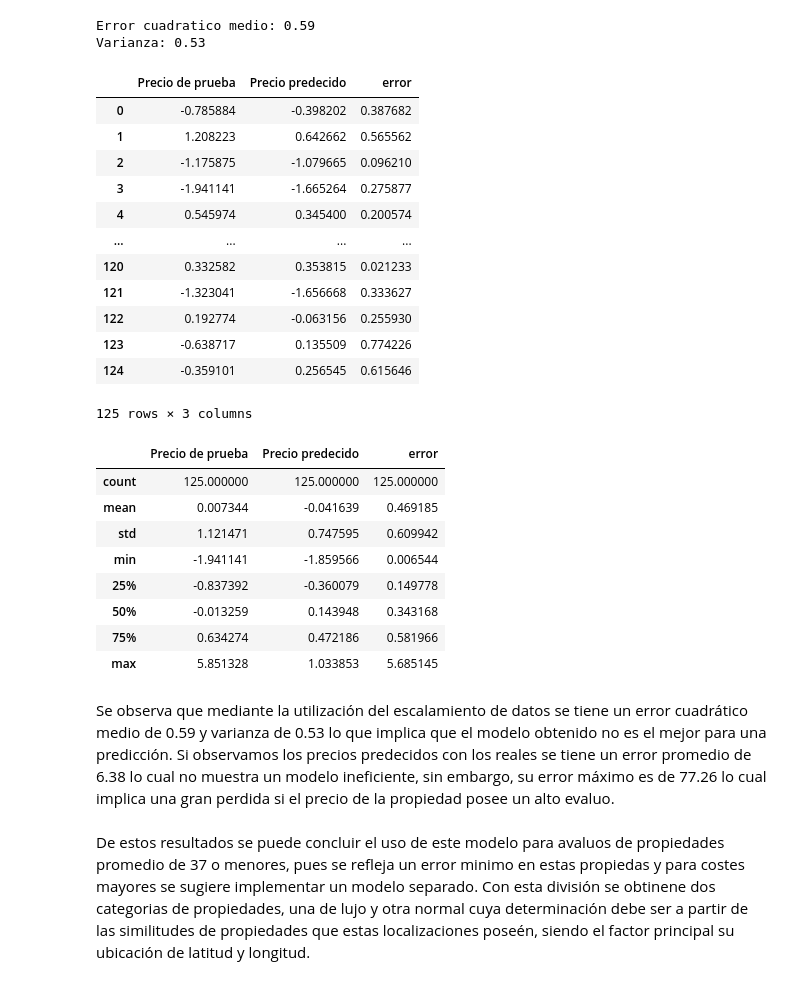
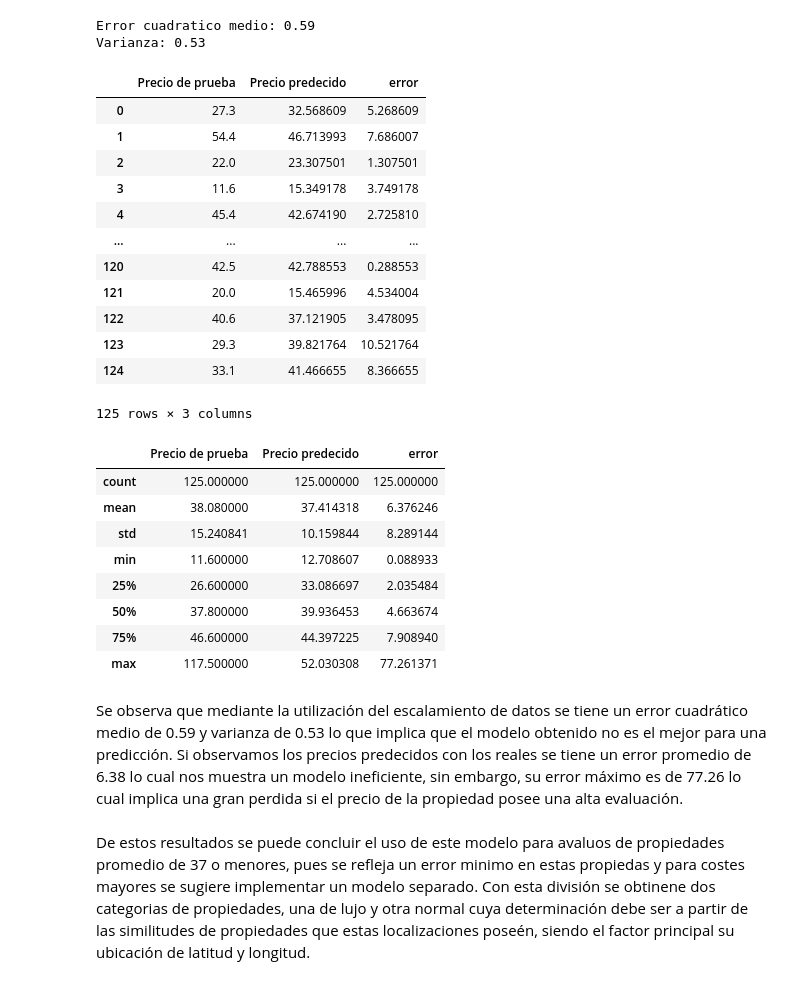
Before and after one commit to majito02/RegresionLinealLaboratorio1U2, a Jupyter notebook: [NRC_6292]MaríaPárraga_Lab3.ipynb, the cells around one changed output. Drawn from its saved outputs; the diff is of its cells as text; code cells hidden in the pictures.

```diff
--- a/[NRC_6292]MaríaPárraga_Lab3.ipynb
+++ b/[NRC_6292]MaríaPárraga_Lab3.ipynb
@@ -199,48 +199,48 @@ print('Varianza: %.2f' % r2_score(y_test, y_pred))
 Error cuadratico medio: 0.59
 Varianza: 0.53
 # %%
-#Tabla con datos de prueba y su error
-#Tabla auxiliar de y_test escalado
+'''Tabla con datos de prueba y su error'''
+'''Tabla auxiliar de y_test escalado'''
 y_aux = pd.DataFrame (y_test, columns =['y_aux'])
-#Obtencion de datos escalados inversamente
+'''Obtencion de datos escalados inversamente'''
 y_test_inverso = VariableObjetivoFit.inverse_transform(y_aux)
-#Tabla auxiliar de y_pred escalado
+'''Tabla auxiliar de y_pred escalado'''
 y_aux = pd.DataFrame (y_pred, columns =['y_aux'])
-#Obtencion de datos escalados inversamente
+'''Obtencion de datos escalados inversamente'''
 y_pred_inverso = VariableObjetivoFit.inverse_transform(y_aux)
-#Tabla con datos de precio de prueba y predecidos
+'''Tabla con datos de precio de prueba y predecidos'''
 df = pd.DataFrame(list(zip([i[0] for i in y_test_inverso],[ i[0] for i in y_pred_inverso])),columns =['Precio de prueba','Precio predecido'])
-#Asigno columna con error
+'''Asigno columna con error'''
 df['error']=abs(df['Precio de prueba']-df['Precio predecido'])
 df
 # %% [output]
 |  | Precio de prueba | Precio predecido | error |
-| 0 | -0.785884 | -0.398202 | 0.387682 |
-| 1 | 1.208223 | 0.642662 | 0.565562 |
-| 2 | -1.175875 | -1.079665 | 0.096210 |
-| 3 | -1.941141 | -1.665264 | 0.275877 |
-| 4 | 0.545974 | 0.345400 | 0.200574 |
+| 0 | 27.3 | 32.568609 | 5.268609 |
+| 1 | 54.4 | 46.713993 | 7.686007 |
+| 2 | 22.0 | 23.307501 | 1.307501 |
+| 3 | 11.6 | 15.349178 | 3.749178 |
+| 4 | 45.4 | 42.674190 | 2.725810 |
 | ... | ... | ... | ... |
-| 120 | 0.332582 | 0.353815 | 0.021233 |
-| 121 | -1.323041 | -1.656668 | 0.333627 |
-| 122 | 0.192774 | -0.063156 | 0.255930 |
-| 123 | -0.638717 | 0.135509 | 0.774226 |
-| 124 | -0.359101 | 0.256545 | 0.615646 |
+| 120 | 42.5 | 42.788553 | 0.288553 |
+| 121 | 20.0 | 15.465996 | 4.534004 |
+| 122 | 40.6 | 37.121905 | 3.478095 |
+| 123 | 29.3 | 39.821764 | 10.521764 |
+| 124 | 33.1 | 41.466655 | 8.366655 |
 125 rows × 3 columns
 # %%
-#Estadistica general de los datos analizados
+'''Estadistica general de los datos analizados'''
 df.describe()
 # %% [output]
 |  | Precio de prueba | Precio predecido | error |
 | count | 125.000000 | 125.000000 | 125.000000 |
-| mean | 0.007344 | -0.041639 | 0.469185 |
-| std | 1.121471 | 0.747595 | 0.609942 |
-| min | -1.941141 | -1.859566 | 0.006544 |
-| 25% | -0.837392 | -0.360079 | 0.149778 |
-| 50% | -0.013259 | 0.143948 | 0.343168 |
-| 75% | 0.634274 | 0.472186 | 0.581966 |
-| max | 5.851328 | 1.033853 | 5.685145 |
+| mean | 38.080000 | 37.414318 | 6.376246 |
+| std | 15.240841 | 10.159844 | 8.289144 |
+| min | 11.600000 | 12.708607 | 0.088933 |
+| 25% | 26.600000 | 33.086697 | 2.035484 |
+| 50% | 37.800000 | 39.936453 | 4.663674 |
+| 75% | 46.600000 | 44.397225 | 7.908940 |
+| max | 117.500000 | 52.030308 | 77.261371 |
 # %% [markdown]
-Se observa que mediante la utilización del escalamiento de datos se tiene un error cuadrático medio de 0.59 y varianza de 0.53 lo que implica que el modelo obtenido no es el mejor para una predicción. Si observamos los precios predecidos con los reales se tiene un error promedio de 6.38 lo cual no muestra un modelo ineficiente, sin embargo, su error máximo es de 77.26 lo cual implica una gran perdida si el precio de la propiedad posee un alto evaluo.
+Se observa que mediante la utilización del escalamiento de datos se tiene un error cuadrático medio de 0.59 y varianza de 0.53 lo que implica que el modelo obtenido no es el mejor para una predicción. Si observamos los precios predecidos con los reales se tiene un error promedio de 6.38 lo cual nos muestra un modelo ineficiente, sin embargo, su error máximo es de 77.26 lo cual implica una gran perdida si el precio de la propiedad posee una alta evaluación.
 # %% [markdown]
 De estos resultados se puede concluir el uso de este modelo para avaluos de propiedades promedio de 37 o menores, pues se refleja un error minimo en estas propiedas y para costes mayores se sugiere implementar un modelo separado. Con esta división se obtinene dos categorias de propiedades, una de lujo y otra normal cuya determinación debe ser a partir de las similitudes de propiedades que estas localizaciones poseén, siendo el factor principal su ubicación de latitud y longitud.
```
Also changed, not shown: parts of 16 cells of this notebook.
